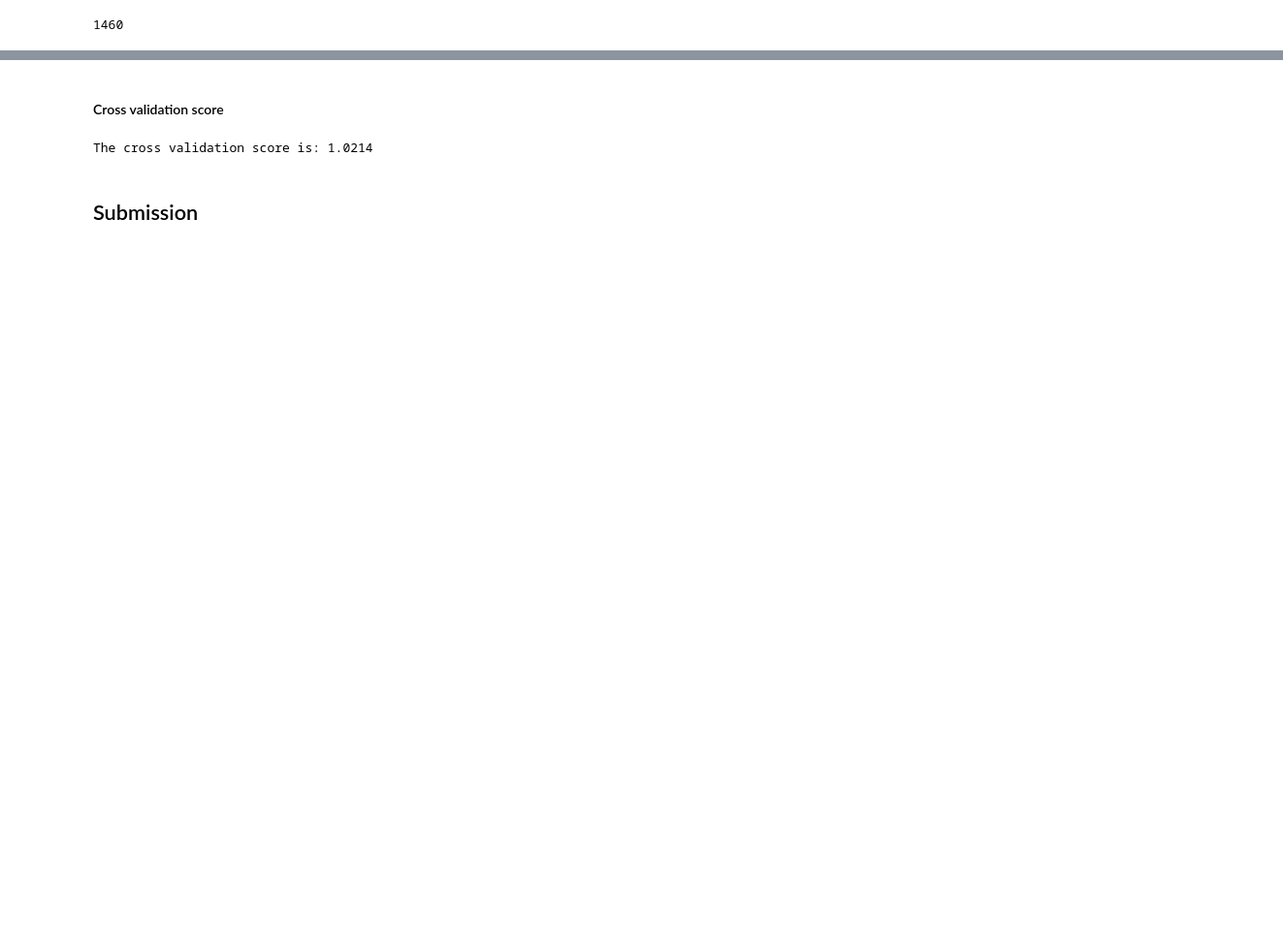
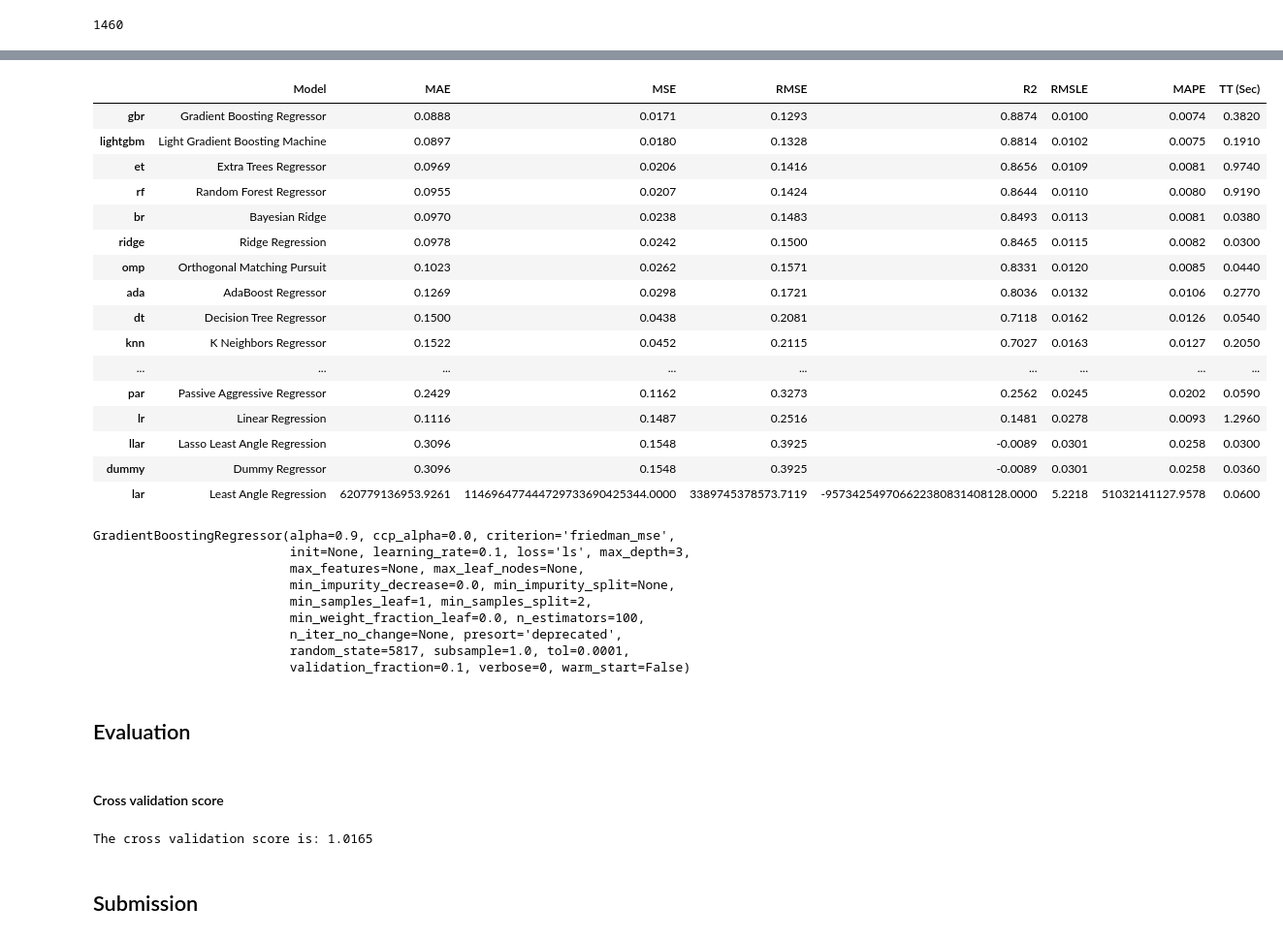
Before and after one commit to Ganesh4693/House-Price-Prediction, a Jupyter notebook: Priceprediction5.0.ipynb, the cells around one changed output, grey strips where cells are left out. Shown at 97% size. Drawn from its saved outputs; the diff is of its cells as text; code cells hidden in the pictures; blank space fills up the shorter version.

```diff
--- a/Priceprediction5.0.ipynb
+++ b/Priceprediction5.0.ipynb
@@ -173,0 +198,29 @@ test7=data7.iloc[len(train0):,:]
+# %%
+compare_models()
+# %% [output]
+|  | Model | MAE | MSE | RMSE | R2 | RMSLE | MAPE | TT (Sec) |
+| gbr | Gradient Boosting Regressor | 0.0888 | 0.0171 | 0.1293 | 0.8874 | 0.0100 | 0.0074 | 0.3820 |
+| lightgbm | Light Gradient Boosting Machine | 0.0897 | 0.0180 | 0.1328 | 0.8814 | 0.0102 | 0.0075 | 0.1910 |
+| et | Extra Trees Regressor | 0.0969 | 0.0206 | 0.1416 | 0.8656 | 0.0109 | 0.0081 | 0.9740 |
+| rf | Random Forest Regressor | 0.0955 | 0.0207 | 0.1424 | 0.8644 | 0.0110 | 0.0080 | 0.9190 |
+| br | Bayesian Ridge | 0.0970 | 0.0238 | 0.1483 | 0.8493 | 0.0113 | 0.0081 | 0.0380 |
+| ridge | Ridge Regression | 0.0978 | 0.0242 | 0.1500 | 0.8465 | 0.0115 | 0.0082 | 0.0300 |
+| omp | Orthogonal Matching Pursuit | 0.1023 | 0.0262 | 0.1571 | 0.8331 | 0.0120 | 0.0085 | 0.0440 |
+| ada | AdaBoost Regressor | 0.1269 | 0.0298 | 0.1721 | 0.8036 | 0.0132 | 0.0106 | 0.2770 |
+| dt | Decision Tree Regressor | 0.1500 | 0.0438 | 0.2081 | 0.7118 | 0.0162 | 0.0126 | 0.0540 |
+| knn | K Neighbors Regressor | 0.1522 | 0.0452 | 0.2115 | 0.7027 | 0.0163 | 0.0127 | 0.2050 |
+| ... | ... | ... | ... | ... | ... | ... | ... | ... |
+| par | Passive Aggressive Regressor | 0.2429 | 0.1162 | 0.3273 | 0.2562 | 0.0245 | 0.0202 | 0.0590 |
+| lr | Linear Regression | 0.1116 | 0.1487 | 0.2516 | 0.1481 | 0.0278 | 0.0093 | 1.2960 |
+| llar | Lasso Least Angle Regression | 0.3096 | 0.1548 | 0.3925 | -0.0089 | 0.0301 | 0.0258 | 0.0300 |
+| dummy | Dummy Regressor | 0.3096 | 0.1548 | 0.3925 | -0.0089 | 0.0301 | 0.0258 | 0.0360 |
+| lar | Least Angle Regression | 620779136953.9261 | 114696477444729733690425344.0000 | 3389745378573.7119 | -957342549706622380831408128.0000 | 5.2218 | 51032141127.9578 | 0.0600 |
+GradientBoostingRegressor(alpha=0.9, ccp_alpha=0.0, criterion='friedman_mse',
+                          init=None, learning_rate=0.1, loss='ls', max_depth=3,
+                          max_features=None, max_leaf_nodes=None,
+                          min_impurity_decrease=0.0, min_impurity_split=None,
+                          min_samples_leaf=1, min_samples_split=2,
+                          min_weight_fraction_leaf=0.0, n_estimators=100,
+                          n_iter_no_change=None, presort='deprecated',
+                          random_state=5817, subsample=1.0, tol=0.0001,
+                          validation_fraction=0.1, verbose=0, warm_start=False)
@@ -174,10 +237,12 @@ test7=data7.iloc[len(train0):,:]
+# %% [markdown]
+## Evaluation
 # %% [markdown]
 #### Cross validation score
 # %%
-cv_score=cross_val_score(LinearRegression(),train7,log_y,scoring='neg_mean_squared_error',cv=5)
+cv_score=cross_val_score(gbr,train7,log_y,scoring='neg_mean_squared_error',cv=5)
 print('The cross validation score is:',round(np.exp(-cv_score).mean(),4))
 # %% [output]
-The cross validation score is: 1.0214
+The cross validation score is: 1.0165
 # %% [markdown]
 ## Submission
 # %%
```
Also changed, not shown: parts of 9 cells of this notebook, 1 other file.
